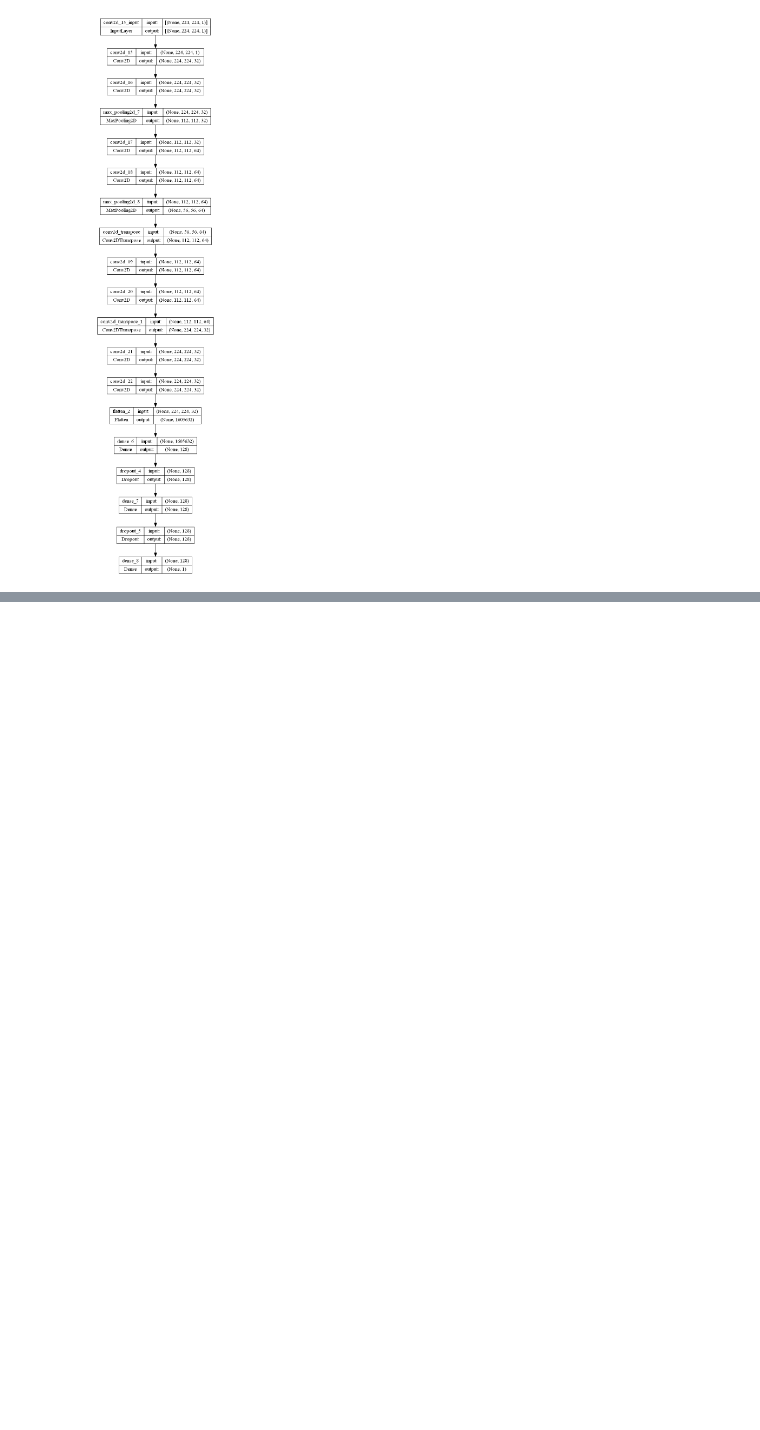
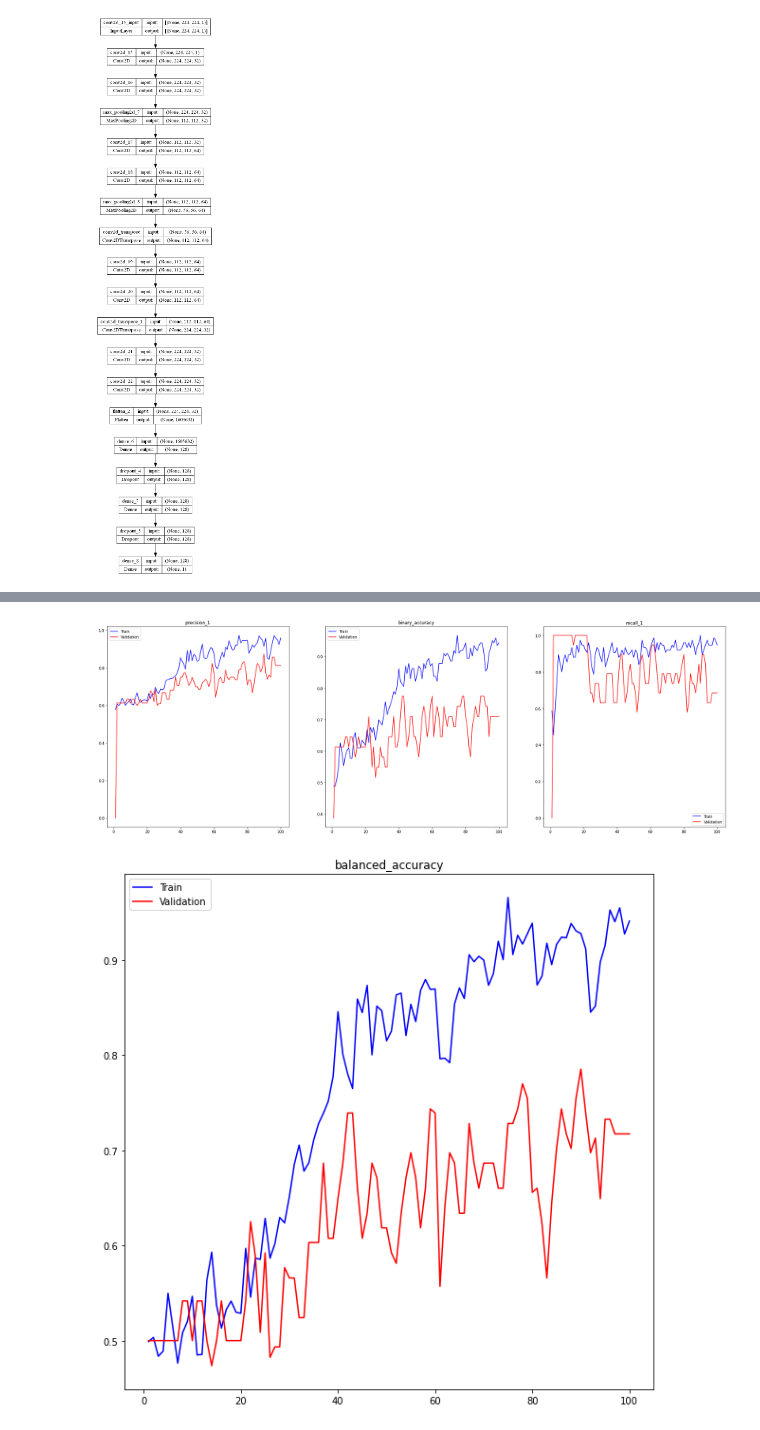
Before and after one commit to BittingBarracuda/BTD_Python, a Jupyter notebook: nn2_train.ipynb, the cells around one changed output, grey strips where cells are left out. Saved outputs shown, nothing was run; the diff lists cells and outputs as text; code cells hidden in the pictures; blank space fills up the shorter version.

```diff
--- a/nn2_train.ipynb
+++ b/nn2_train.ipynb
@@ -690,7 +696,10 @@ df_le_net_5.head()
 # %%
-metrics_1, metrics_2 = ['precision', 'binary_accuracy', 'recall'], ['balanced_accuracy']
+metrics_1, metrics_2 = ['precision_1', 'binary_accuracy', 'recall_1'], ['balanced_accuracy']
 graph_history(df_le_net_5, metrics_1)
 graph_history(df_le_net_5, metrics_2)
+# %% [output]
+[figure, added]
+[figure, added]
 # %%
 RES_PATH = './results'
 df_le_net_5.to_csv(f'{RES_PATH}/le_net_5_metrics_3.csv')
```
Also changed, not shown: parts of 2 cells of this notebook, 1 other file.
